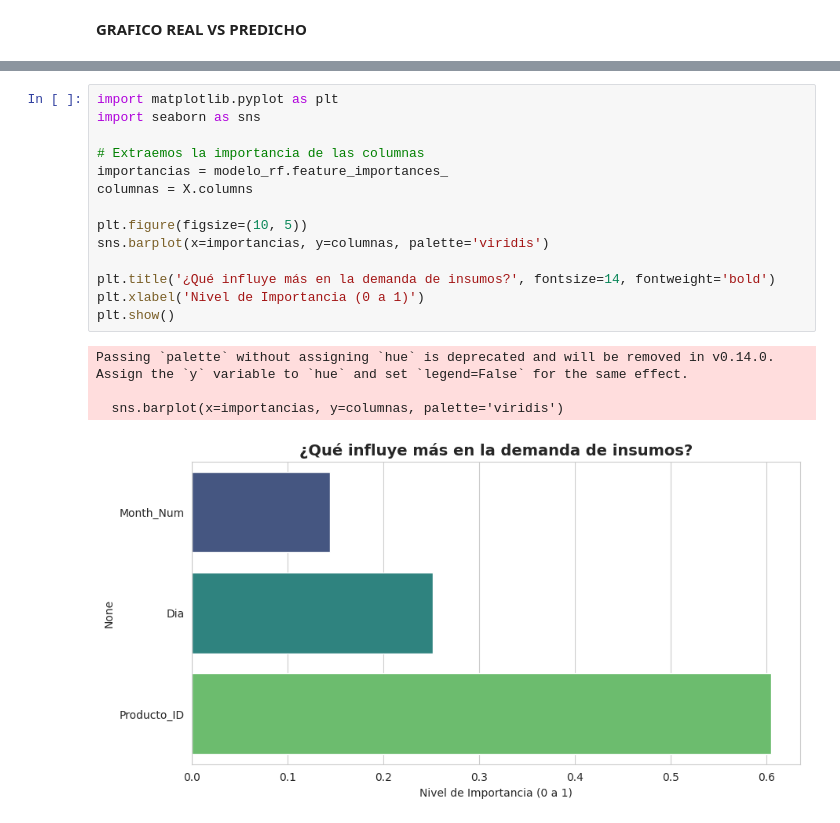
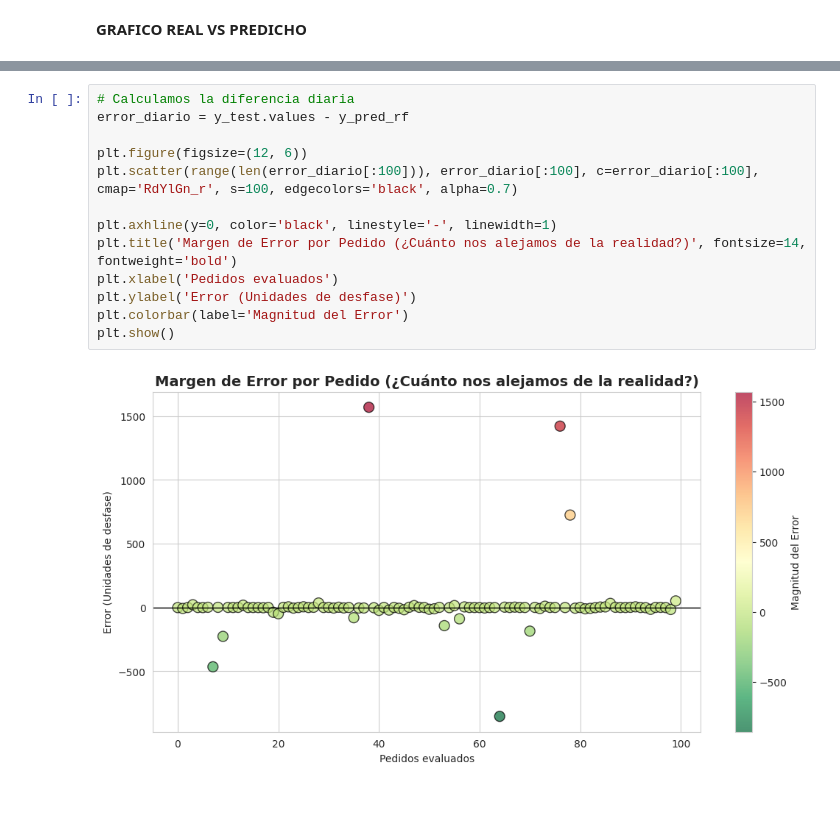
Before and after one commit to victoregomezf-maker/seminario, a Jupyter notebook: Predicción_de_demanda_insumos_medicos.ipynb, the cells around one changed output, grey strips where cells are left out. Cells and saved outputs as stored; diff of their text form.

```diff
--- a/Predicción_de_demanda_insumos_medicos.ipynb
+++ b/Predicción_de_demanda_insumos_medicos.ipynb
@@ -529,19 +533,15 @@ plt.show()
-# %%
-import matplotlib.pyplot as plt
-import seaborn as sns
-
-# Extraemos la importancia de las columnas
-importancias = modelo_rf.feature_importances_
-columnas = X.columns
-
-plt.figure(figsize=(10, 5))
-sns.barplot(x=importancias, y=columnas, palette='viridis')
-
-plt.title('¿Qué influye más en la demanda de insumos?', fontsize=14, fontweight='bold')
-plt.xlabel('Nivel de Importancia (0 a 1)')
-plt.show()
-# %% [output]
-Passing `palette` without assigning `hue` is deprecated and will be removed in v0.14.0. Assign the `y` variable to `hue` and set `legend=False` for the same effect.
-
-  sns.barplot(x=importancias, y=columnas, palette='viridis')
-[figure, removed]
+# %%
+# Calculamos la diferencia diaria
+error_diario = y_test.values - y_pred_rf
+
+plt.figure(figsize=(12, 6))
+plt.scatter(range(len(error_diario[:100])), error_diario[:100], c=error_diario[:100], cmap='RdYlGn_r', s=100, edgecolors='black', alpha=0.7)
+
+plt.axhline(y=0, color='black', linestyle='-', linewidth=1)
+plt.title('Margen de Error por Pedido (¿Cuánto nos alejamos de la realidad?)', fontsize=14, fontweight='bold')
+plt.xlabel('Pedidos evaluados')
+plt.ylabel('Error (Unidades de desfase)')
+plt.colorbar(label='Magnitud del Error')
+plt.show()
+# %% [output]
+[figure, added]
```
Also changed, not shown: parts of 2 cells of this notebook.
